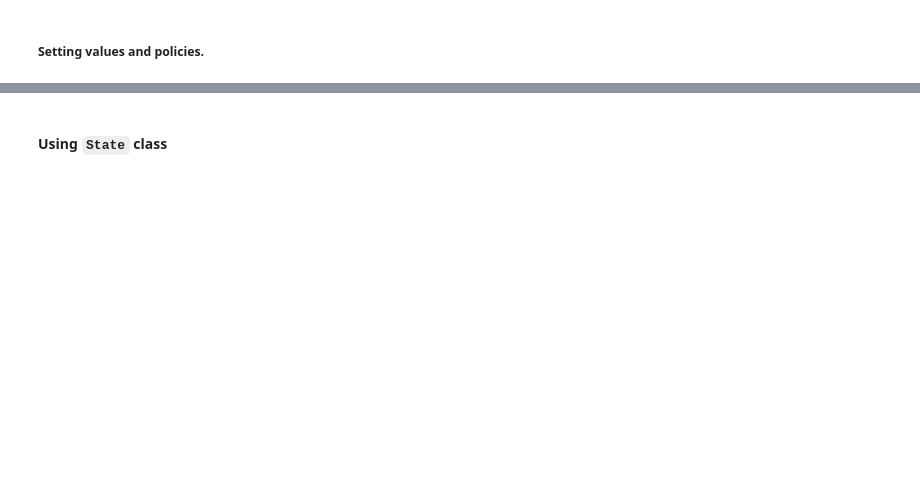
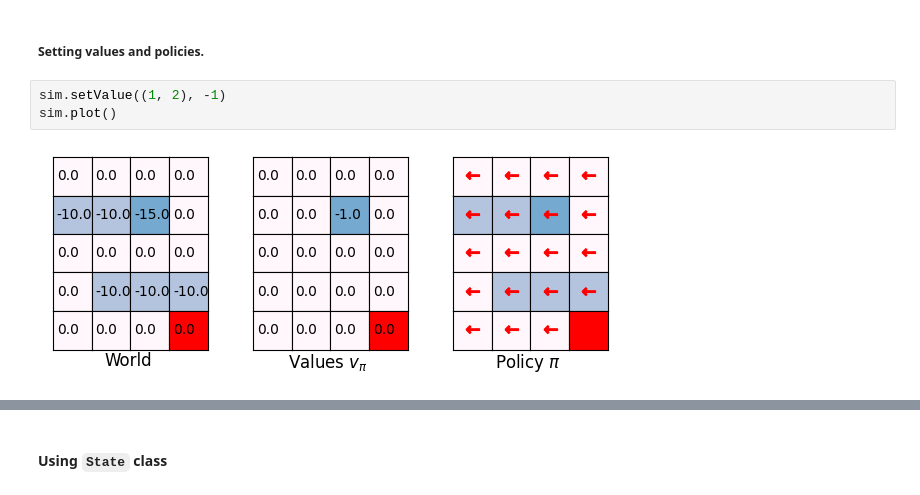
Before and after one commit to lukaszlewickii/Reinforcement-Learning, a Jupyter notebook: DP_empty.ipynb, the cells around one changed output, grey strips where cells are left out. Cells and saved outputs as stored; diff of their text form; blank space fills up the shorter version.

```diff
--- a/DP_empty.ipynb
+++ b/DP_empty.ipynb
@@ -73,2 +84,7 @@ Let's see how it works
 # %% [markdown]
 ##### Setting values and policies.
+# %%
+sim.setValue((1, 2), -1)
+sim.plot()
+# %% [output]
+[figure, added]
```
Also changed, not shown: parts of 8 cells of this notebook.
